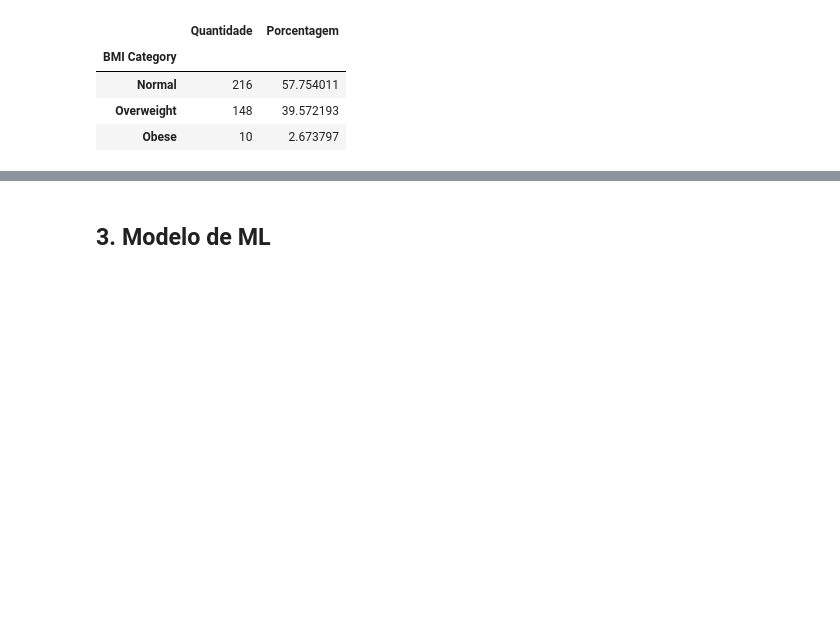
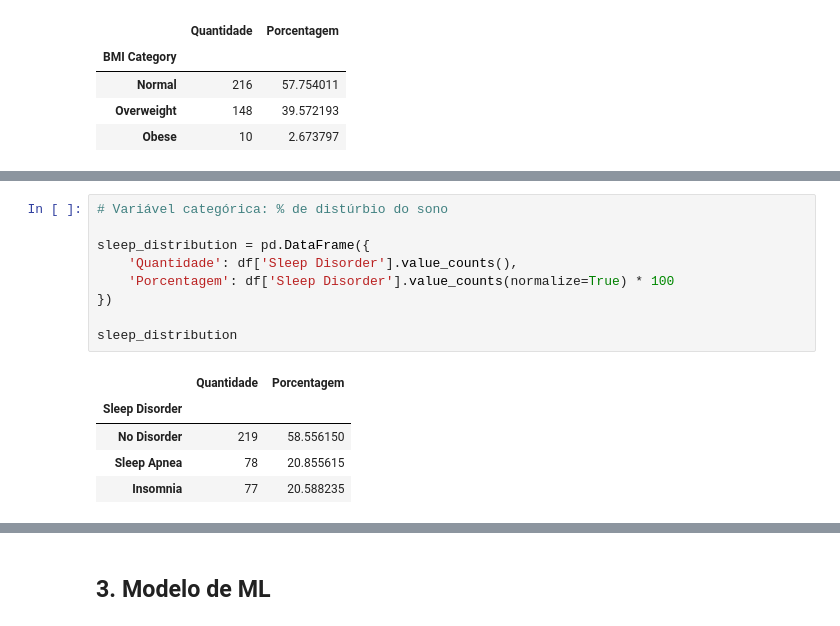
Before and after one commit to Squad-Nina-da-Hora/wmc-projeto-final-lifestyle, a Jupyter notebook: analise.ipynb, the cells around one changed output, grey strips where cells are left out. Drawn from its saved outputs; the diff is of its cells as text; blank space fills up the shorter version.

```diff
--- a/analise.ipynb
+++ b/analise.ipynb
@@ -301,0 +353,15 @@ bmi_distribution
+# %%
+# Variável categórica: % de distúrbio do sono
+
+sleep_distribution = pd.DataFrame({
+    'Quantidade': df['Sleep Disorder'].value_counts(),
+    'Porcentagem': df['Sleep Disorder'].value_counts(normalize=True) * 100
+})
+
+sleep_distribution
+# %% [output]
+|  | Quantidade | Porcentagem |
+| Sleep Disorder |  |  |
+| No Disorder | 219 | 58.556150 |
+| Sleep Apnea | 78 | 20.855615 |
+| Insomnia | 77 | 20.588235 |
```
Also changed, not shown: parts of 6 cells of this notebook.
